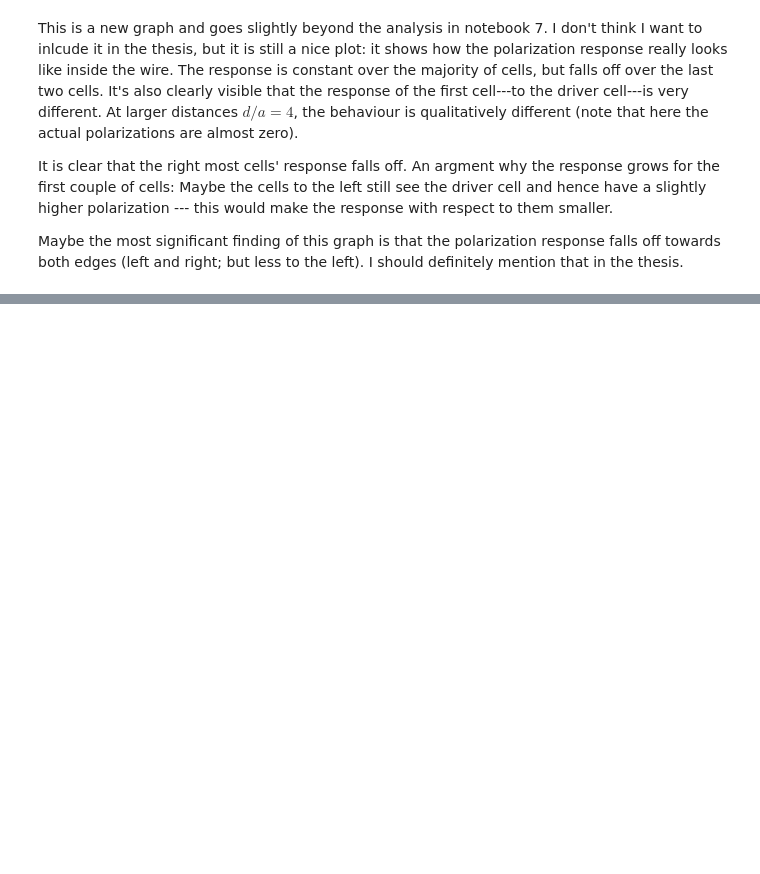
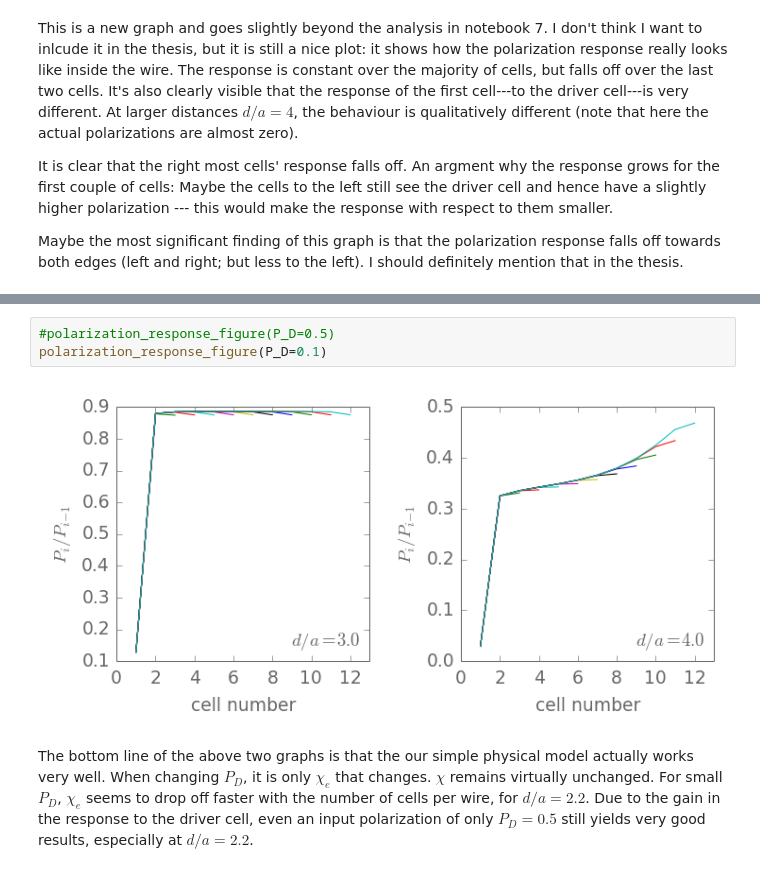
Before and after one commit to meznom/phd_thesis, a Jupyter notebook: notebooks/chapter03.ipynb, the cells around one changed output, grey strips where cells are left out. Drawn from its saved outputs; the diff is of its cells as text; blank space fills up the shorter version.

```diff
--- a/notebooks/chapter03.ipynb
+++ b/notebooks/chapter03.ipynb
@@ -735,0 +743,7 @@ Maybe the most significant finding of this graph is that the polarization respon
+# %%
+#polarization_response_figure(P_D=0.5)
+polarization_response_figure(P_D=0.1)
+# %% [output]
+[figure, added]
+# %% [markdown]
+The bottom line of the above two graphs is that the our simple physical model actually works very well. When changing $P_D$, it is only $\chi_e$ that changes. $\chi$ remains virtually unchanged. For small $P_D$, $\chi_e$ seems to drop off faster with the number of cells per wire, for $d/a = 2.2$. Due to the gain in the response to the driver cell, even an input polarization of only $P_D = 0.5$ still yields very good results, especially at $d/a = 2.2$.
```
Also changed, not shown: parts of 15 cells of this notebook, 8 other files.
